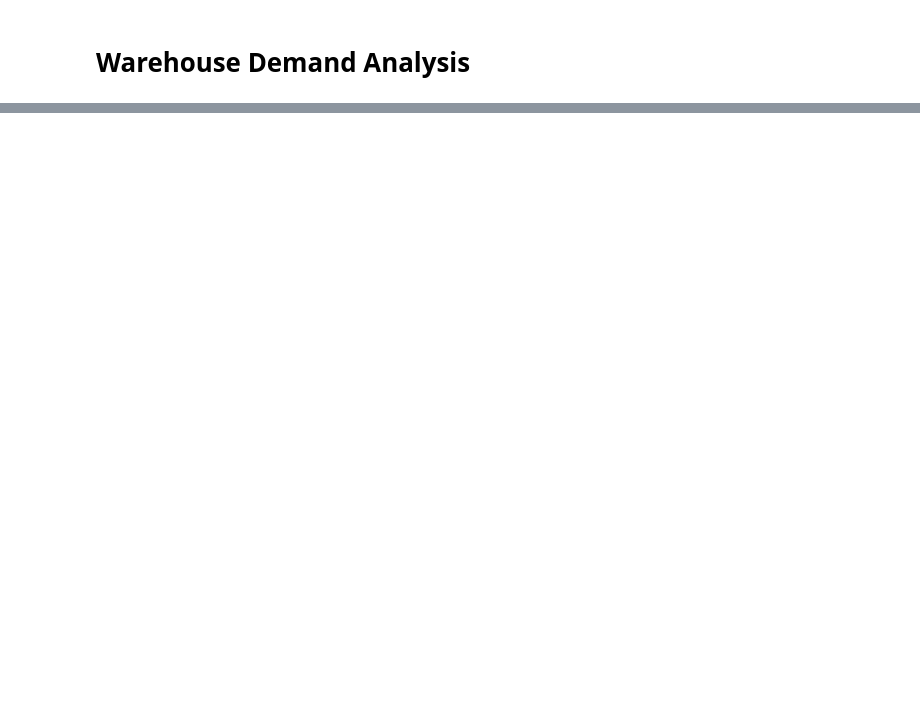
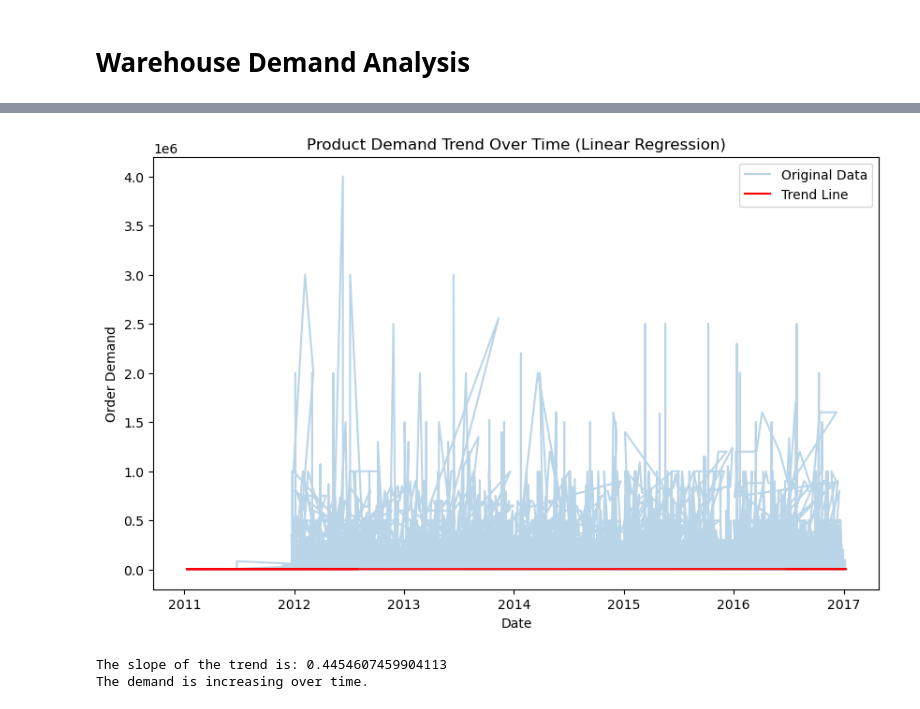
Before and after one commit to MiltonGreat/Warehouse-Demand, a Jupyter notebook: Warehouse Demand Analysis.ipynb, the cells around one changed output, grey strips where cells are left out. Drawn from its saved outputs; the diff is of its cells as text; code cells hidden in the pictures; blank space fills up the shorter version.

```diff
--- a/Warehouse Demand Analysis.ipynb
+++ b/Warehouse Demand Analysis.ipynb
@@ -302,0 +89,35 @@ plt.show()
+# %%
+# Detecting the Overall Trend Using Linear Regression
+df = df.reset_index()
+df['Date_Ordinal'] = df['Date'].map(pd.Timestamp.toordinal)
+
+X = df[['Date_Ordinal']]
+y = df['Order_Demand']
+
+# Linear Regression for trend detection
+linear_reg = LinearRegression()
+linear_reg.fit(X, y)
+df['Trend_Predicted'] = linear_reg.predict(X)
+
+plt.figure(figsize=(10, 6))
+plt.plot(df['Date'], df['Order_Demand'], alpha=0.3, label='Original Data')
+plt.plot(df['Date'], df['Trend_Predicted'], label='Trend Line', color='red')
+plt.title('Product Demand Trend Over Time (Linear Regression)')
+plt.xlabel('Date')
+plt.ylabel('Order Demand')
+plt.legend()
+plt.show()
+
+# Display slope of the linear trend
+slope = linear_reg.coef_[0]
+print(f"The slope of the trend is: {slope}")
+if slope > 0:
+    print("The demand is increasing over time.")
+elif slope < 0:
+    print("The demand is decreasing over time.")
+else:
+    print("The demand is stable over time.")
+# %% [output]
+[figure, added]
+The slope of the trend is: 0.4454607459904113
+The demand is increasing over time.
```
Also changed, not shown: parts of 24 cells of this notebook.
